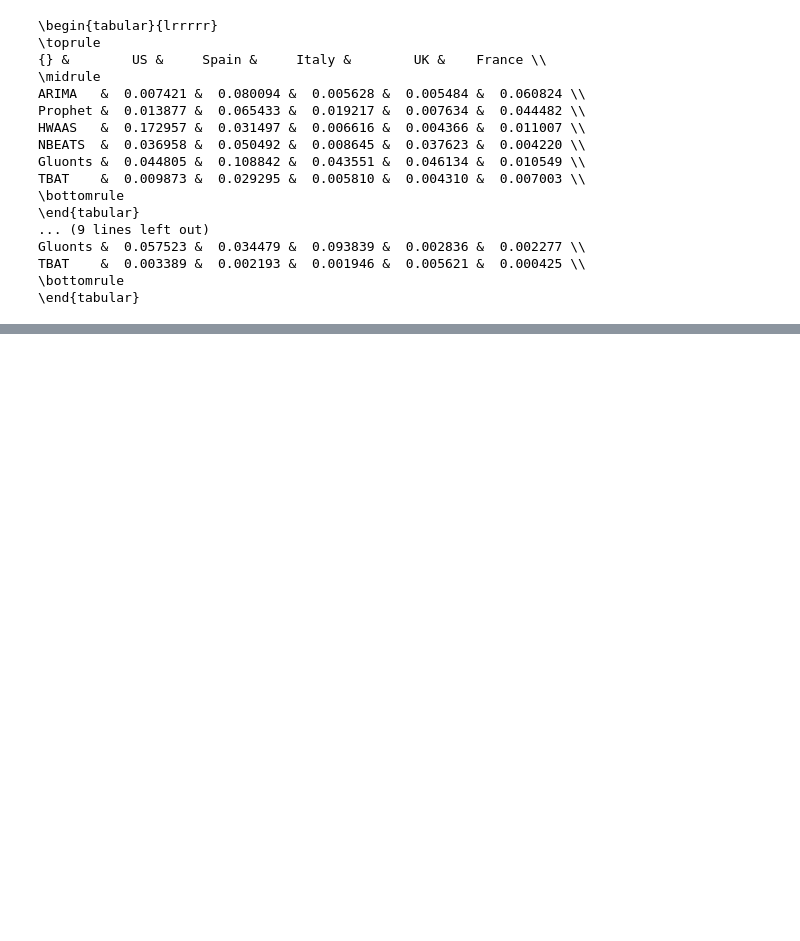
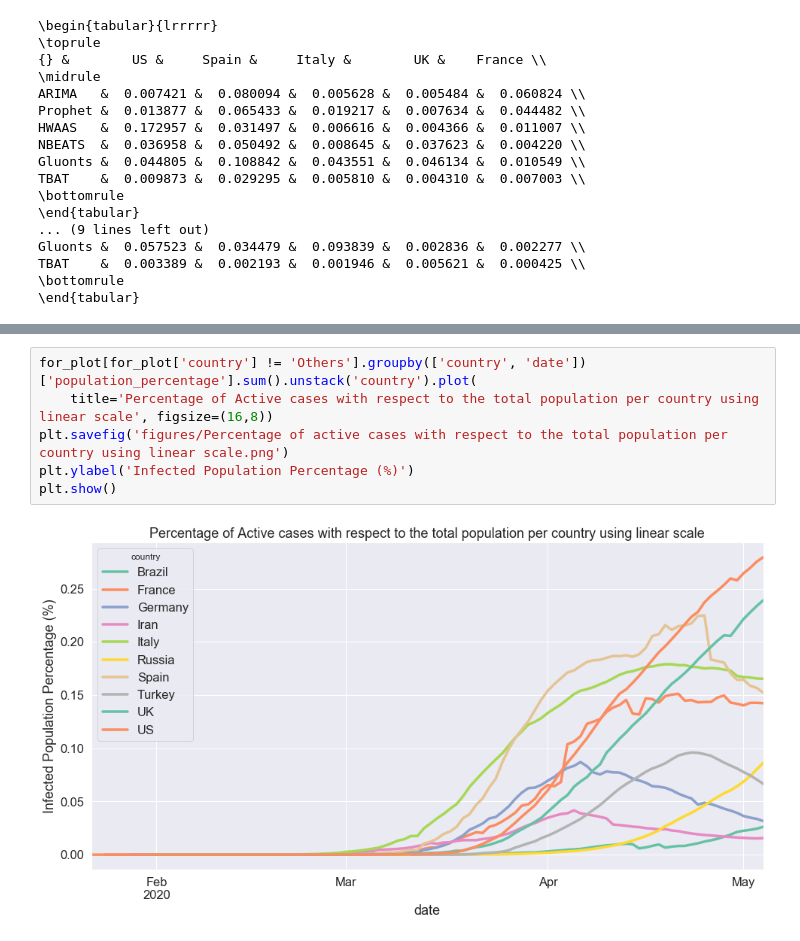
Before and after one commit to ML-Upatras/COVID-19-A-comparison-of-time-series-methods-foractive-cases-forecasting, a Jupyter notebook: Forecasting of Covid-19 Infected Percentage.ipynb, the cells around one changed output, grey strips where cells are left out. Drawn from its saved outputs; the diff is of its cells as text; blank space fills up the shorter version.

```diff
--- a/Forecasting of Covid-19 Infected Percentage.ipynb
+++ b/Forecasting of Covid-19 Infected Percentage.ipynb
@@ -263,0 +285,8 @@ plt.show()
+# %%
+for_plot[for_plot['country'] != 'Others'].groupby(['country', 'date'])['population_percentage'].sum().unstack('country').plot(
+    title='Percentage of Active cases with respect to the total population per country using linear scale', figsize=(16,8))
+plt.savefig('figures/Percentage of active cases with respect to the total population per country using linear scale.png')
+plt.ylabel('Infected Population Percentage (%)')
+plt.show()
+# %% [output]
+[figure, added]
```
Also changed, not shown: parts of 6 cells of this notebook.
